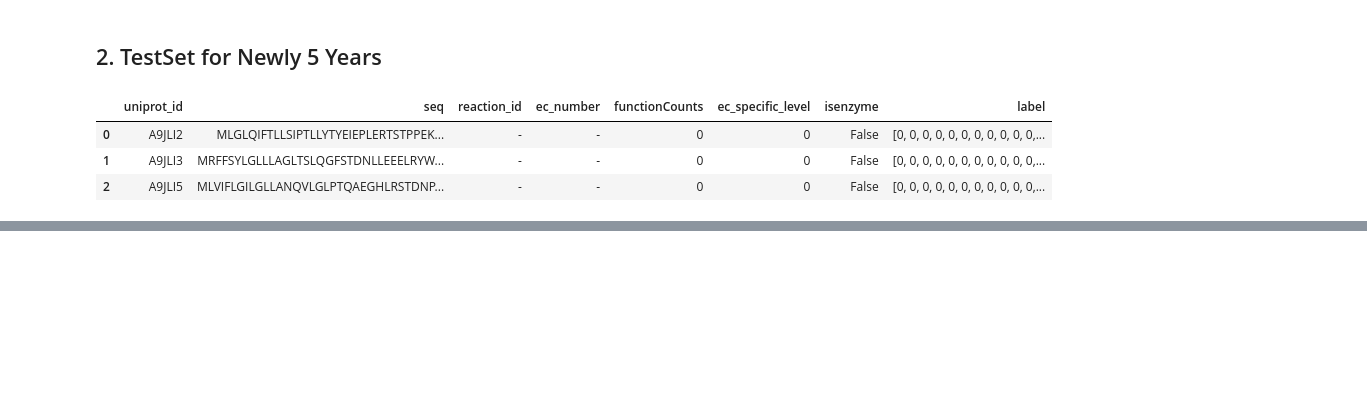
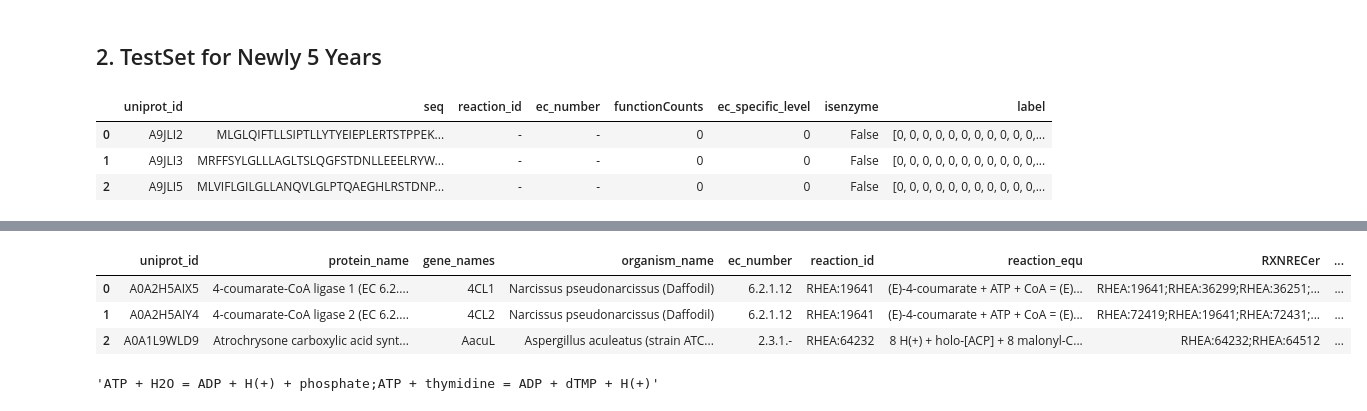
Before and after one commit to kingstdio/RXNRECer, a Jupyter notebook: case/2018later/RXNRECer4Case.ipynb, the cells around one changed output, grey strips where cells are left out. Drawn from its saved outputs; the diff is of its cells as text; code cells hidden in the pictures; blank space fills up the shorter version.

```diff
--- a/case/2018later/RXNRECer4Case.ipynb
+++ b/case/2018later/RXNRECer4Case.ipynb
@@ -55,0 +180,3 @@ res_ecrecer.head(5)
+# %%
+resS3Full_Reduced = resS3Full[resS3Full['isPredSubset-s3-sonnet4']&resS3Full['isPredSubset-s3-gpt4']&resS3Full['isPredSubset']].reset_index(drop=True)
+# resS3Full_Reduced.to_excel('./res/resS3Full_Reduced0625gpt.xlsx', index=False)
@@ -55,0 +185,20 @@ res_ecrecer.head(5)
+# %%
+try2_uniprot_res=uptool.get_uniprot_records_by_ids(ids=resS3Full_Reduced.uniprot_id.to_list(), batch_size=20)
+try2_uniprot_res['gene_names']=try2_uniprot_res.gene_names.apply(lambda x: x.split(' ')[0])
+
+resS3Full_Reduced = resS3Full_Reduced.merge(try2_uniprot_res[['uniprot_id', 'protein_name', 'gene_names', 'organism_name']], on='uniprot_id', how='left')
+
+rxn_bank = pd.read_feather(cfg.FILE_RHEA_REACTION)
+# %%
+dict_rhea2ec = btools.load_dict_rxn2ec()
+resS3Full_Reduced['reaction_equ'] = resS3Full_Reduced['reaction_id'].apply(lambda x: btools.get_rxn_equ_by_ids(rxn_ids =x, rxn_bank=rxn_bank))
+resS3Full_Reduced['RXNRECer-equ'] = resS3Full_Reduced['rxn_s3'].apply(lambda x: btools.get_rxn_equ_by_ids(rxn_ids =x, rxn_bank=rxn_bank))
+resS3Full_Reduced['RXNRECer-ec']=resS3Full_Reduced['rxn_s3'].apply(lambda x: btools.transRXN2EC(rxns =x, dict_rxn2ec=dict_rhea2ec))
+# %%
+savedf = resS3Full_Reduced[['uniprot_id','protein_name', 'gene_names', 'organism_name','ec_number','reaction_id', 'reaction_equ','rxn_s3', 'RXNRECer-equ', 'RXNRECer-ec']].rename(columns={'rxn_s3':'RXNRECer'})
+savedf.head(3)
+# %% [output]
+|  | uniprot_id | protein_name | gene_names | organism_name | ec_number | reaction_id | reaction_equ | RXNRECer | ... |
+| 0 | A0A2H5AIX5 | 4-coumarate-CoA ligase 1 (EC 6.2.... | 4CL1 | Narcissus pseudonarcissus (Daffodil) | 6.2.1.12 | RHEA:19641 | (E)-4-coumarate + ATP + CoA = (E)... | RHEA:19641;RHEA:36299;RHEA:36251;... | ... |
+| 1 | A0A2H5AIY4 | 4-coumarate-CoA ligase 2 (EC 6.2.... | 4CL2 | Narcissus pseudonarcissus (Daffodil) | 6.2.1.12 | RHEA:19641 | (E)-4-coumarate + ATP + CoA = (E)... | RHEA:72419;RHEA:19641;RHEA:72431;... | ... |
+| 2 | A0A1L9WLD9 | Atrochrysone carboxylic acid synt... | AacuL | Aspergillus aculeatus (strain ATC... | 2.3.1.- | RHEA:64232 | 8 H(+) + holo-[ACP] + 8 malonyl-C... | RHEA:64232;RHEA:64512 | ... |
@@ -55,0 +207,4 @@ res_ecrecer.head(5)
+# %%
+btools.get_rxn_equ_by_ids(rxn_ids ='RHEA:13065;RHEA:19129', rxn_bank=rxn_bank)
+# %% [output]
+'ATP + H2O = ADP + H(+) + phosphate;ATP + thymidine = ADP + dTMP + H(+)'
```
Also changed, not shown: parts of 16 cells of this notebook, 22 other files.
